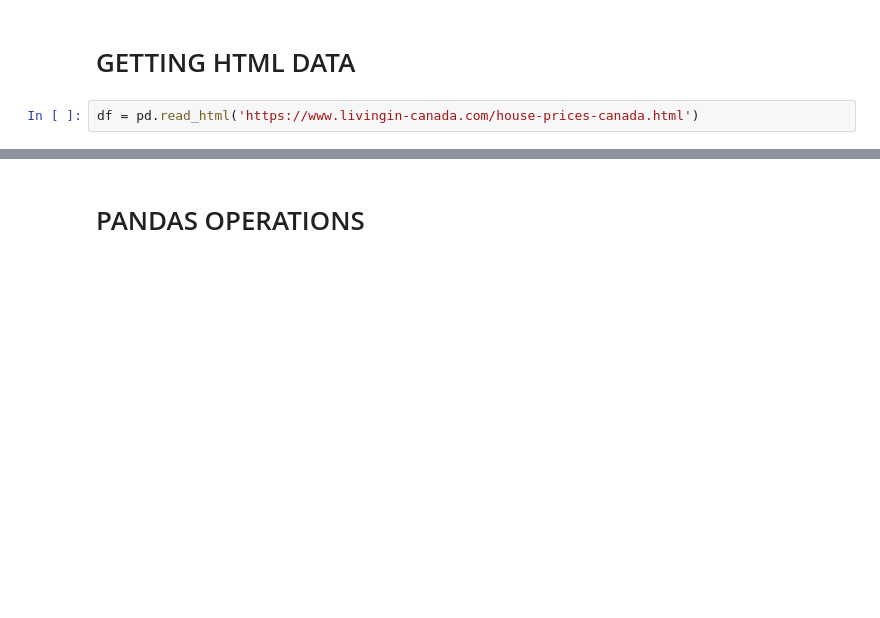
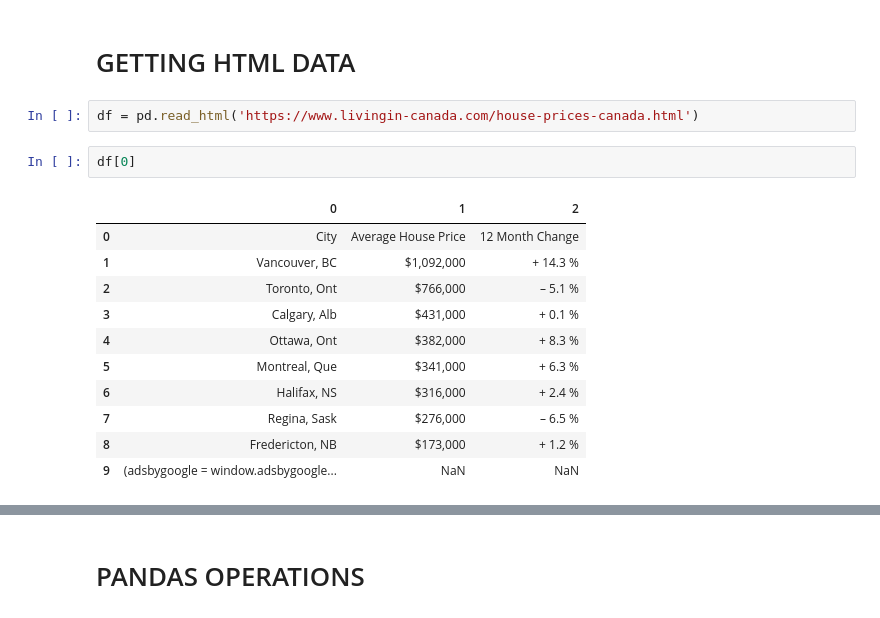
Before and after one commit to twistyang/python_sun, a Jupyter notebook: part05/2.a 강의 pandas.ipynb, the cells around one changed output, grey strips where cells are left out. Cells and saved outputs as stored; diff of their text form; blank space fills up the shorter version.

```diff
--- a/part05/2.a 강의 pandas.ipynb
+++ b/part05/2.a 강의 pandas.ipynb
@@ -110,3 +716,17 @@ dat = {}
 # GETTING HTML DATA
 # %%
 df = pd.read_html('https://www.livingin-canada.com/house-prices-canada.html')
+# %%
+df[0]
+# %% [output]
+|  | 0 | 1 | 2 |
+| 0 | City | Average House Price | 12 Month Change |
+| 1 | Vancouver, BC | $1,092,000 | + 14.3 % |
+| 2 | Toronto, Ont | $766,000 | – 5.1 % |
+| 3 | Calgary, Alb | $431,000 | + 0.1 % |
+| 4 | Ottawa, Ont | $382,000 | + 8.3 % |
+| 5 | Montreal, Que | $341,000 | + 6.3 % |
+| 6 | Halifax, NS | $316,000 | + 2.4 % |
+| 7 | Regina, Sask | $276,000 | – 6.5 % |
+| 8 | Fredericton, NB | $173,000 | + 1.2 % |
+| 9 | (adsbygoogle = window.adsbygoogle... | NaN | NaN |
```
Also changed, not shown: parts of 118 cells of this notebook, 4 other files.
